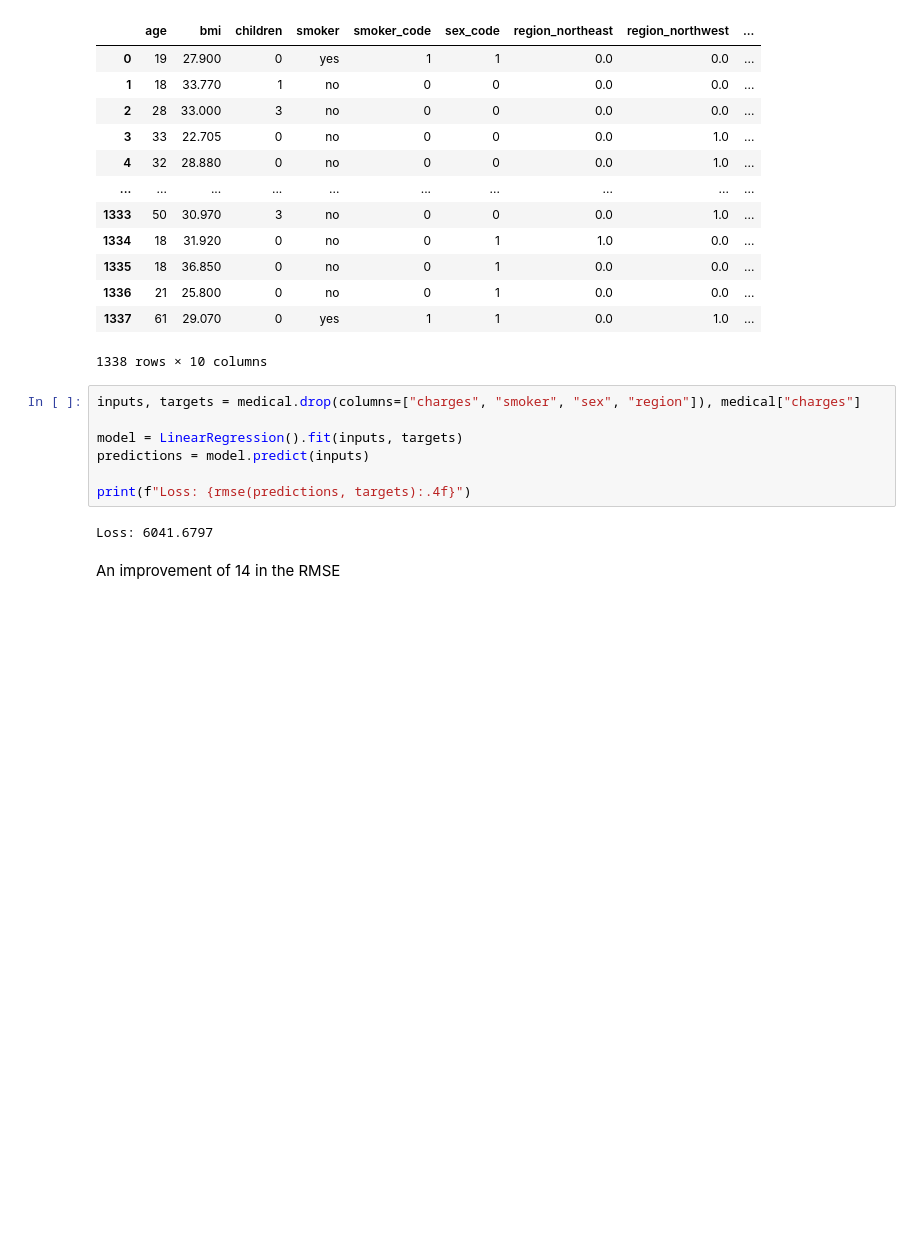
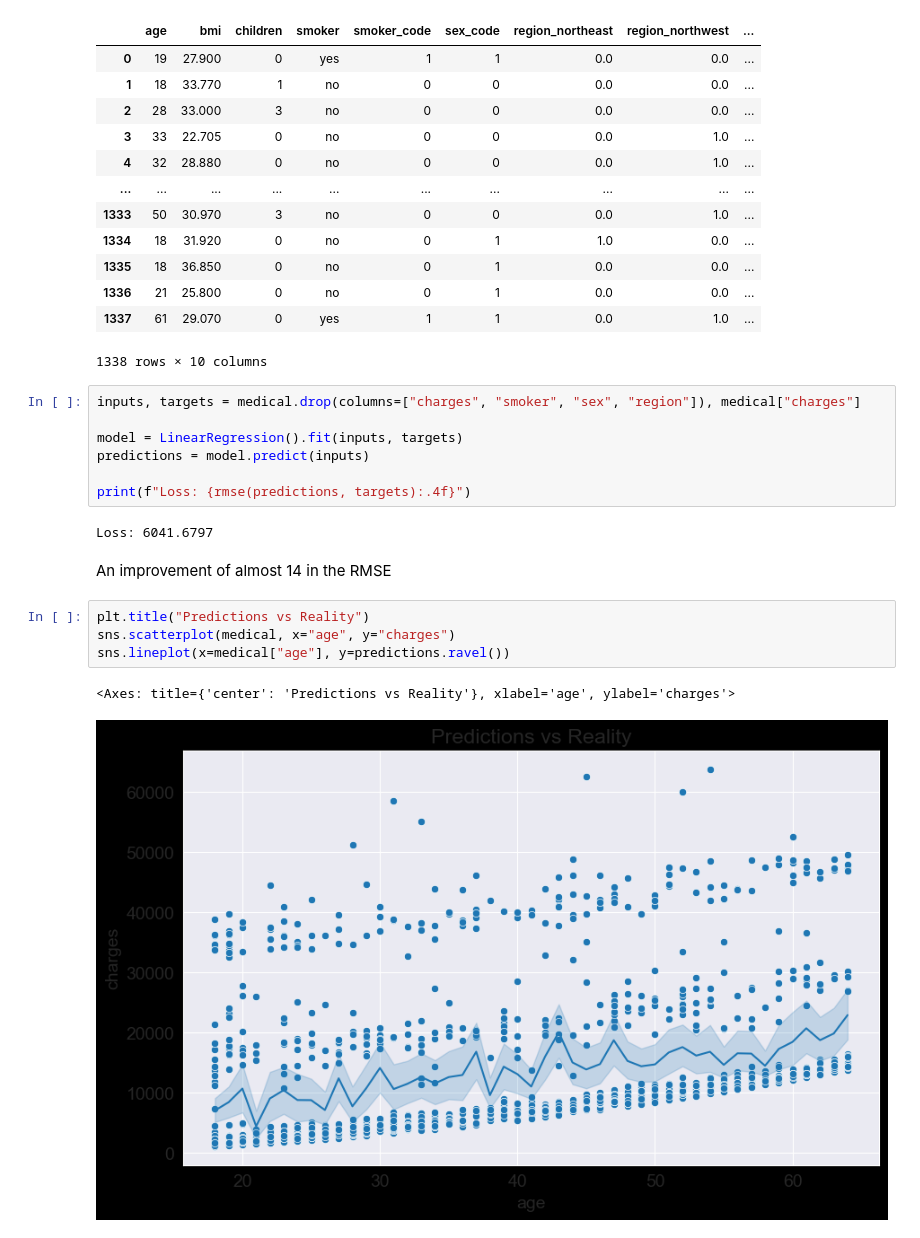
Before and after one commit to TheKryptonium/Machine-Learning-Journey, a Jupyter notebook: ML Algorithms and Scikit-learn/ML with Python and Scikit-Learn.ipynb, the cells around one changed output. Cells and saved outputs as stored; diff of their text form; blank space fills up the shorter version.

```diff
--- a/ML Algorithms and Scikit-learn/ML with Python and Scikit-Learn.ipynb
+++ b/ML Algorithms and Scikit-learn/ML with Python and Scikit-Learn.ipynb
@@ -441,4 +441,11 @@ print(f"Loss: {rmse(predictions, targets):.4f}")
 # %% [output]
 Loss: 6041.6797
 # %% [markdown]
-An improvement of 14 in the RMSE
+An improvement of almost 14 in the RMSE
+# %%
+plt.title("Predictions vs Reality")
+sns.scatterplot(medical, x="age", y="charges")
+sns.lineplot(x=medical["age"], y=predictions.ravel())
+# %% [output]
+<Axes: title={'center': 'Predictions vs Reality'}, xlabel='age', ylabel='charges'>
+[figure, added]
```
Also changed, not shown: parts of 7 cells of this notebook.
